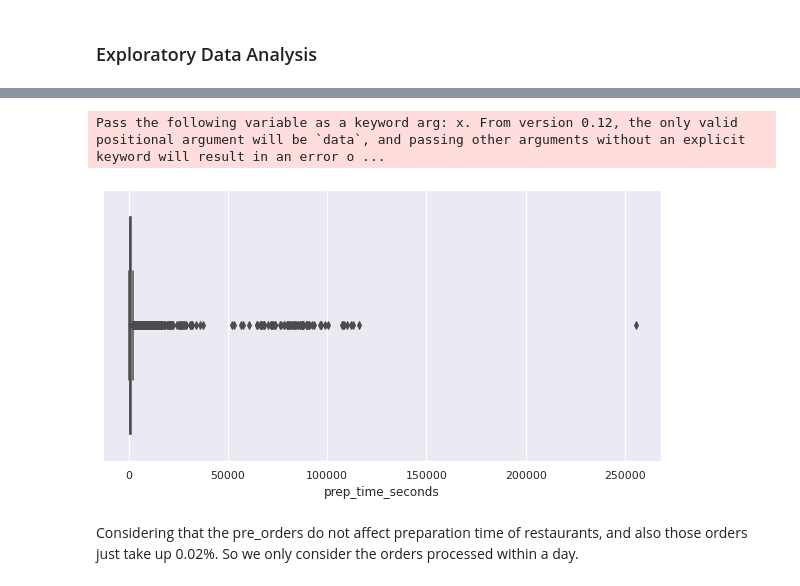
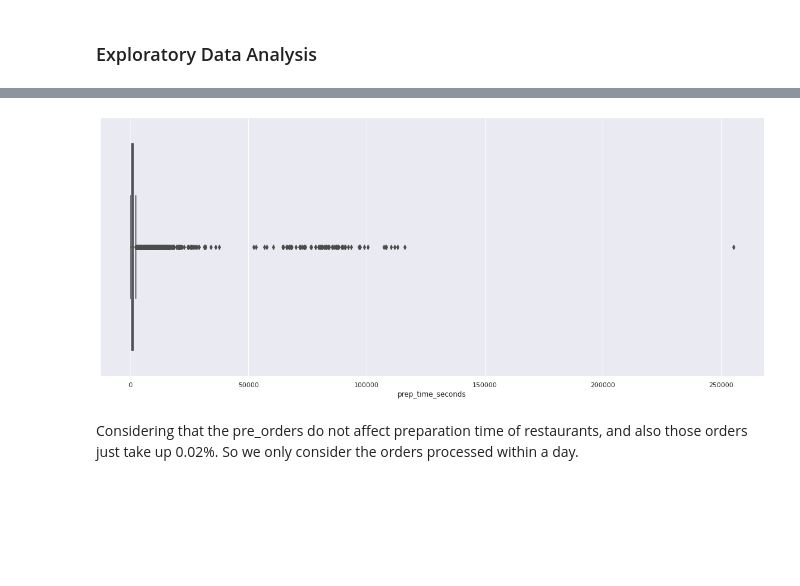
Before and after one commit to tramyynt/Delivery-Hiring, a Jupyter notebook: Delivery_Hiring.ipynb, the cells around one changed output, grey strips where cells are left out. Drawn from its saved outputs; the diff is of its cells as text; code cells hidden in the pictures; blank space fills up the shorter version.

```diff
--- a/Delivery_Hiring.ipynb
+++ b/Delivery_Hiring.ipynb
@@ -90,0 +108,5 @@ print(restaurant.isna().sum().sum())
+# %%
+#sort order by acknowledged time
+order = order.sort_values(by = 'order_acknowledged_at')
+order.reset_index(inplace= True)
+order.drop(columns = 'index')
@@ -91,3 +127,15 @@ print(restaurant.isna().sum().sum())
+# %%
+#split date time
+order['ord_ack_date']= order['order_acknowledged_at'].dt.date
+order['ord_ready_date'] = order['order_ready_at'].dt.date
+
+#get the hour of the order from date time.
+order['ord_hour']= order['order_acknowledged_at'].dt.hour
+
+order['day_number'] = order['order_acknowledged_at'].dt.dayofweek
+order['order_day'] = order['order_acknowledged_at'].dt.day_name()
+
+#order['week_day'] = order['order_acknowledged_at'].apply(lambda x: calendar.day_name[x.weekday()])
 # %% [markdown]
 ### Exploratory Data Analysis
 # %% [markdown]
@@ -97,11 +142,0 @@ Split date time
-# %%
-order['order_acknowledged_at']=pd.to_datetime(order['order_acknowledged_at'], utc=True,format='%Y-%m-%d %H:%M:%S')
-order['ord_ack_date']= order['order_acknowledged_at'].dt.date
-order['ord_ack_time']= order['order_acknowledged_at'].dt.time
-
-order['order_ready_at'] = pd.to_datetime(order['order_ready_at'], utc= True,format='%Y-%m-%d %H:%M:%S')
-order['ord_ready_date'] = order['order_ready_at'].dt.date
-order['ord_ready_time'] = order['order_ready_at'].dt.time
-order['ack_day'] = order['order_acknowledged_at'].dt.dayofweek
-
-order['week_day'] = order['order_acknowledged_at'].apply(lambda x: calendar.day_name[x.weekday()])
@@ -108,5 +154,5 @@ order['week_day'] = order['order_acknowledged_at'].apply(lambda x: calendar.day_
 # %%
-order['ord_ack_date']=pd.to_datetime(order['ord_ack_date'])
-# order['ord_ack_time']=pd.to_datetime(order['ord_ack_time'])
-order['ord_ready_date']=pd.to_datetime(order['ord_ready_date'])
-# order['ord_ready_time']=pd.to_datetime(order['ord_ready_time'])
+# order['ord_ack_date']=pd.to_datetime(order['ord_ack_date'])
+# # order['ord_ack_time']=pd.to_datetime(order['ord_ack_time'])
+# order['ord_ready_date']=pd.to_datetime(order['ord_ready_date'])
+# # order['ord_ready_time']=pd.to_datetime(order['ord_ready_time'])
@@ -127,10 +159,10 @@ order.head(10)
 # %%
-sns.set(rc={'figure.figsize':(10,5)})
+#check the distribution of target feature
+sns.set(rc={'figure.figsize':(20,8)})
 sns.boxplot(order['prep_time_seconds'])
 plt.show()
 # %% [output]
-Pass the following variable as a keyword arg: x. From version 0.12, the only valid positional argument will be `data`, and passing other arguments without an explicit keyword will result in an error o ...
-[figure, old version]
+[figure, new version]
 # %% [markdown]
 Considering that the pre_orders do not affect preparation time of restaurants, and also those orders just take up 0.02%.
 So we only consider the orders processed within a day.
```
Also changed, not shown: parts of 53 cells of this notebook.
